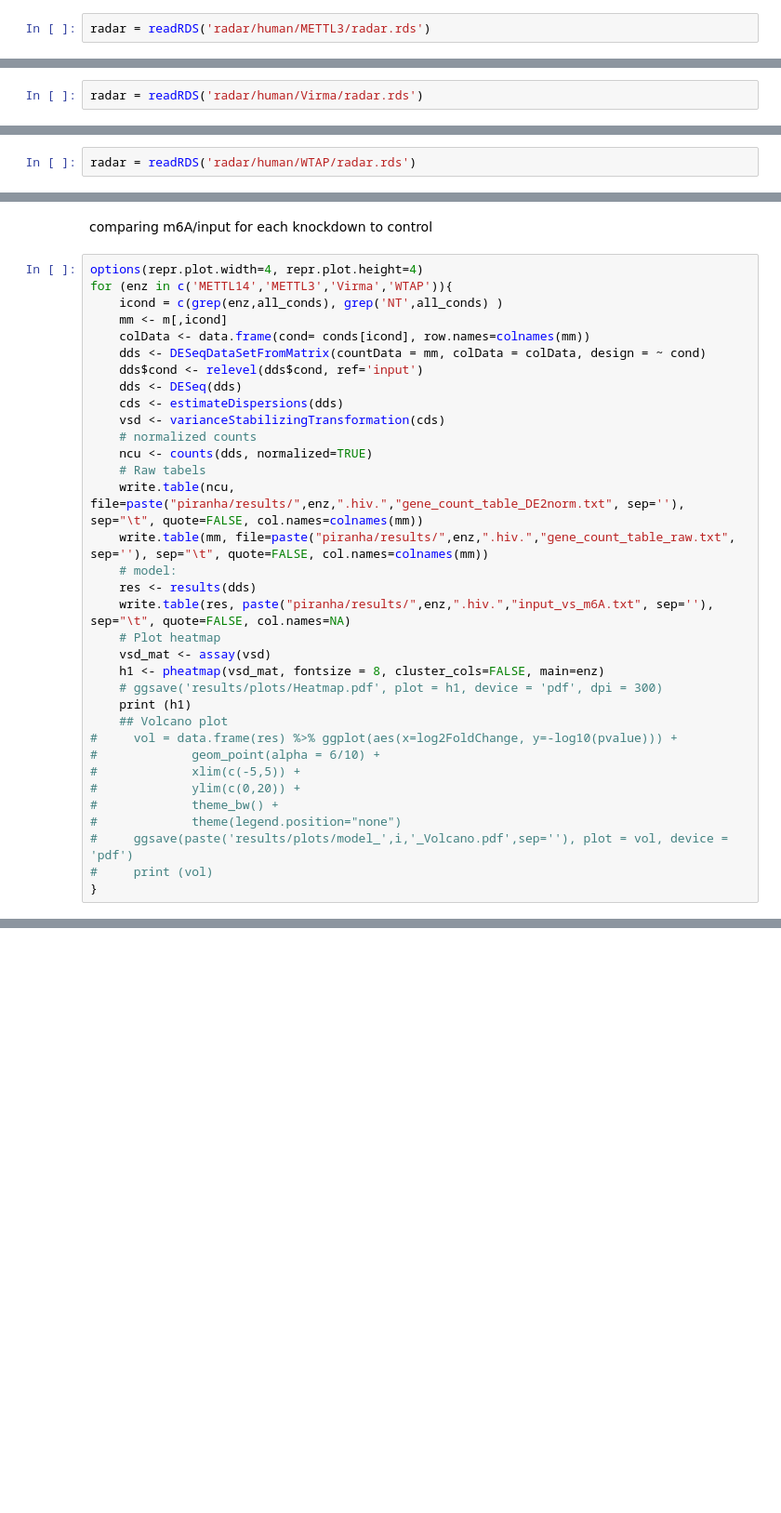
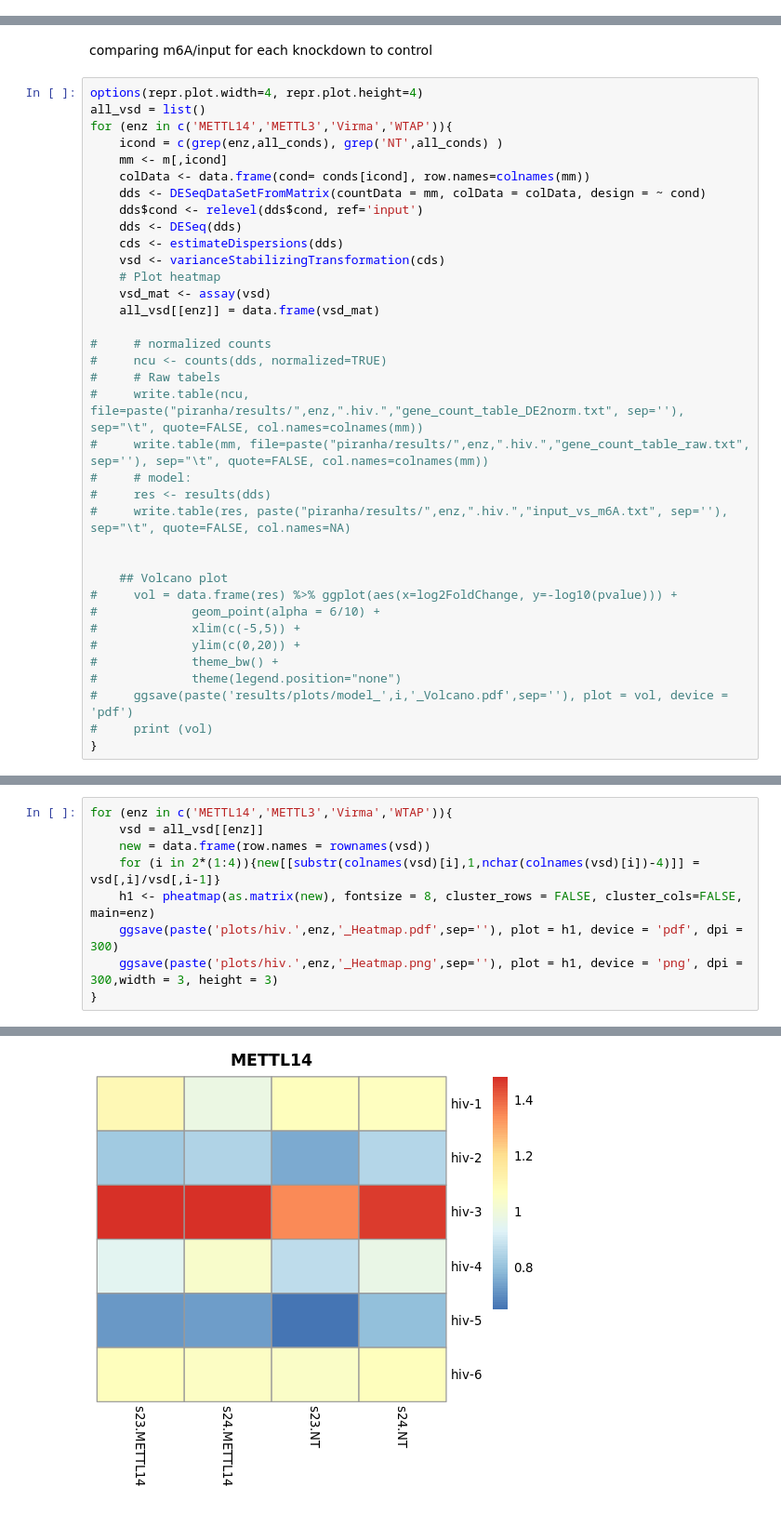
Before and after one commit to goodarzilab/Abe, a Jupyter notebook: People/Judd/notebook.ipynb, the cells around one changed output, grey strips where cells are left out. Shown: that part at 93% size. Cells and saved outputs as stored; diff of their text form; blank space fills up the shorter version.

```diff
--- a/People/Judd/notebook.ipynb
+++ b/People/Judd/notebook.ipynb
@@ -295,2 +222,0 @@ Make the TxDb object ... Warning message in .get_cds_IDX(mcols0$type, mcols0$pha
-# %%
-radar = readRDS('radar/human/METTL3/radar.rds')
@@ -318,2 +222,0 @@ Make the TxDb object ... Warning message in .get_cds_IDX(mcols0$type, mcols0$pha
-# %%
-radar = readRDS('radar/human/Virma/radar.rds')
@@ -341,2 +222,0 @@ Make the TxDb object ... Warning message in .get_cds_IDX(mcols0$type, mcols0$pha
-# %%
-radar = readRDS('radar/human/WTAP/radar.rds')
@@ -552,6 +432,7 @@ colData <- data.frame(cond = conds, row.names=colnames(m))
 comparing m6A/input for each knockdown to control
 # %%
 options(repr.plot.width=4, repr.plot.height=4)
+all_vsd = list()
 for (enz in c('METTL14','METTL3','Virma','WTAP')){
     icond = c(grep(enz,all_conds), grep('NT',all_conds) )
     mm <- m[,icond]
@@ -561,19 +442,20 @@ for (enz in c('METTL14','METTL3','Virma','WTAP')){
     dds <- DESeq(dds)
     cds <- estimateDispersions(dds)
     vsd <- varianceStabilizingTransformation(cds)
-    # normalized counts
-    ncu <- counts(dds, normalized=TRUE)
-    # Raw tabels
-    write.table(ncu, file=paste("piranha/results/",enz,".hiv.","gene_count_table_DE2norm.txt", sep=''), sep="\t", quote=FALSE, col.names=colnames(mm))
-    write.table(mm, file=paste("piranha/results/",enz,".hiv.","gene_count_table_raw.txt", sep=''), sep="\t", quote=FALSE, col.names=colnames(mm))
-    # model:
-    res <- results(dds)
-    write.table(res, paste("piranha/results/",enz,".hiv.","input_vs_m6A.txt", sep=''), sep="\t", quote=FALSE, col.names=NA)
     # Plot heatmap
     vsd_mat <- assay(vsd)
-    h1 <- pheatmap(vsd_mat, fontsize = 8, cluster_cols=FALSE, main=enz)
-    # ggsave('results/plots/Heatmap.pdf', plot = h1, device = 'pdf', dpi = 300)
-    print (h1)
+    all_vsd[[enz]] = data.frame(vsd_mat)
+
+#     # normalized counts
+#     ncu <- counts(dds, normalized=TRUE)
+#     # Raw tabels
+#     write.table(ncu, file=paste("piranha/results/",enz,".hiv.","gene_count_table_DE2norm.txt", sep=''), sep="\t", quote=FALSE, col.names=colnames(mm))
+#     write.table(mm, file=paste("piranha/results/",enz,".hiv.","gene_count_table_raw.txt", sep=''), sep="\t", quote=FALSE, col.names=colnames(mm))
+#     # model:
+#     res <- results(dds)
+#     write.table(res, paste("piranha/results/",enz,".hiv.","input_vs_m6A.txt", sep=''), sep="\t", quote=FALSE, col.names=NA)
+
+
     ## Volcano plot
 #     vol = data.frame(res) %>% ggplot(aes(x=log2FoldChange, y=-log10(pvalue))) +
 #             geom_point(alpha = 6/10) +
@@ -628,0 +487,10 @@ final dispersion estimates
+# %%
+for (enz in c('METTL14','METTL3','Virma','WTAP')){
+    vsd = all_vsd[[enz]]
+    new = data.frame(row.names = rownames(vsd))
+    for (i in 2*(1:4)){new[[substr(colnames(vsd)[i],1,nchar(colnames(vsd)[i])-4)]] = vsd[,i]/vsd[,i-1]}
+    h1 <- pheatmap(as.matrix(new), fontsize = 8, cluster_rows = FALSE, cluster_cols=FALSE, main=enz)
+    ggsave(paste('plots/hiv.',enz,'_Heatmap.pdf',sep=''), plot = h1, device = 'pdf', dpi = 300)
+    ggsave(paste('plots/hiv.',enz,'_Heatmap.png',sep=''), plot = h1, device = 'png', dpi = 300,width = 3, height = 3)
+}
+# %% [output]
@@ -628,0 +499 @@ final dispersion estimates
+[figure, added]
```
Also changed, not shown: parts of 41 cells of this notebook, 42 other files.
